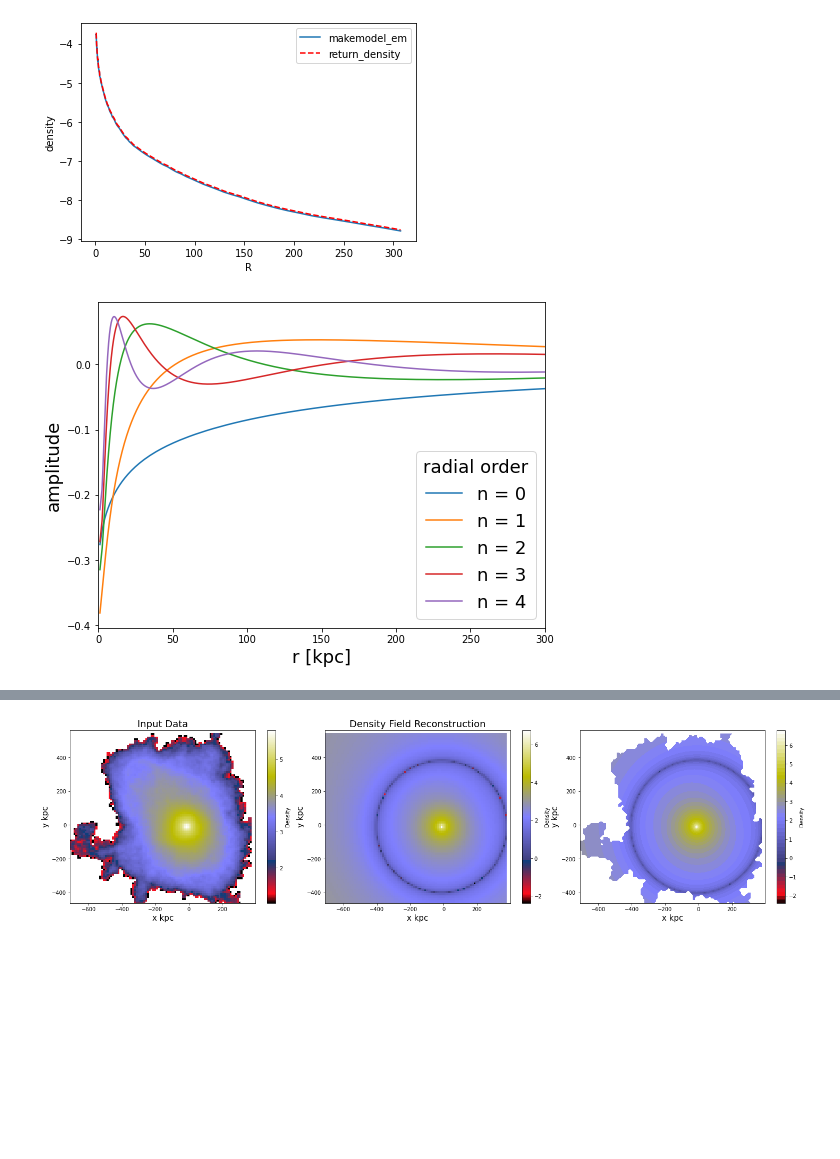
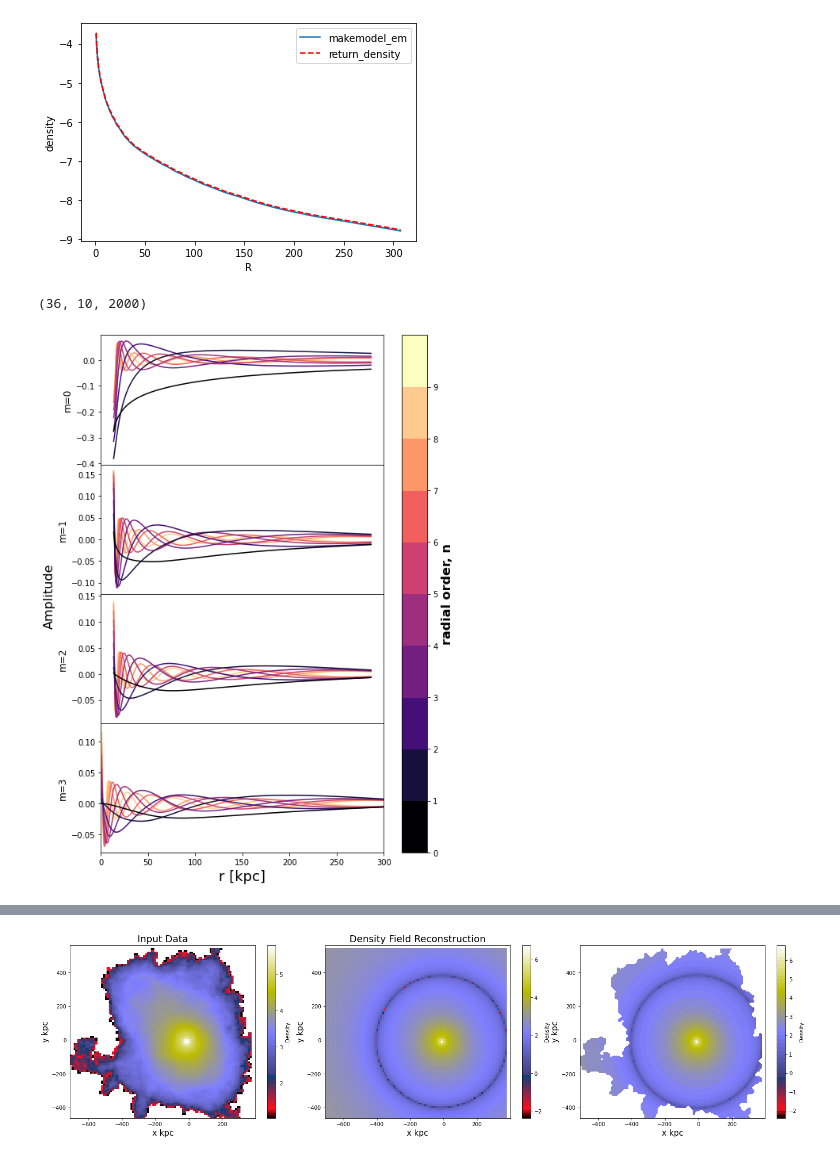
Before and after one commit to jngaravitoc/auriga-exp, a Jupyter notebook: src/TestHalo EXP.ipynb, the cells around one changed output, grey strips where cells are left out. Saved outputs shown, nothing was run; the diff lists cells and outputs as text; code cells hidden in the pictures; blank space fills up the shorter version.

```diff
--- a/src/TestHalo EXP.ipynb
+++ b/src/TestHalo EXP.ipynb
@@ -334,19 +334,41 @@ plt.legend()
 <matplotlib.legend.Legend at 0x...>
 [figure]
 # %%
+import matplotlib as mpl
+from mpl_toolkits.axes_grid1 import make_axes_locatable
+print(np.array(ebf).shape)
+N= 10
+colors =plt.get_cmap('magma', N)# plt.cm.hot(np.linspace(0,1,N))
+
 xvals = 10.**(np.linspace(0,2.5, 2000))
-plt.figure(figsize=(8,6))
-for n in range(0,5):
-    plt.plot(xvals, ebf[0][n],label='n = %s'%n)
-plt.legend(title='radial order',fontsize=18,title_fontsize=18)
-#plt.savefig('testfig.png')
+
+fig, ax = plt.subplots(nrows=4, ncols=1,figsize=(8,12))
+plt.subplots_adjust(hspace=0)
+for m in range(4):
+    #plt.subplot(4,1,m+1)
+    #ax=fig.add_subplot(4,1,m+1)
+    for n in range(0,10):
+        ax[m].plot(xvals, ebf[m][n],c=colors(n),label='n = %s'%n,zorder=N-n)
+        ax[m].set_ylabel('m=%s'%m,fontsize=12)
+#plt.legend(title='radial order',fontsize=14,title_fontsize=18)
+
+norm = mpl.colors.Normalize(vmin=0, vmax=N)
+sm = plt.cm.ScalarMappable(cmap=colors, norm=norm)
+sm.set_array([])
+#cbar_ax = fig.add_axes([0.5, 0.15, 0.5, 0.7])
+
+cb=plt.colorbar(sm,ax=ax.ravel().tolist(), ticks=np.arange(0, N, 1))
+cb.set_label(label='radial order, n', size=16, weight='bold')
 plt.xlabel('r [kpc]',fontsize=18)
-plt.ylabel('amplitude',fontsize=18)
+
+fig.text(0.00, 0.5, 'Amplitude', va='center', rotation='vertical',fontsize=16)
 plt.xlim(0,300)
+#plt.subplots_adjust(hspace=0.1)
 plt.show()
 plt.close()
 # %% [output]
+(36, 10, 2000)
-[figure, old version]
+[figure, new version]
 # %%
 from exptool.utils import halo_methods
 from exptool.basis import spheresl
```
Also changed, not shown: parts of 1 cell of this notebook.
